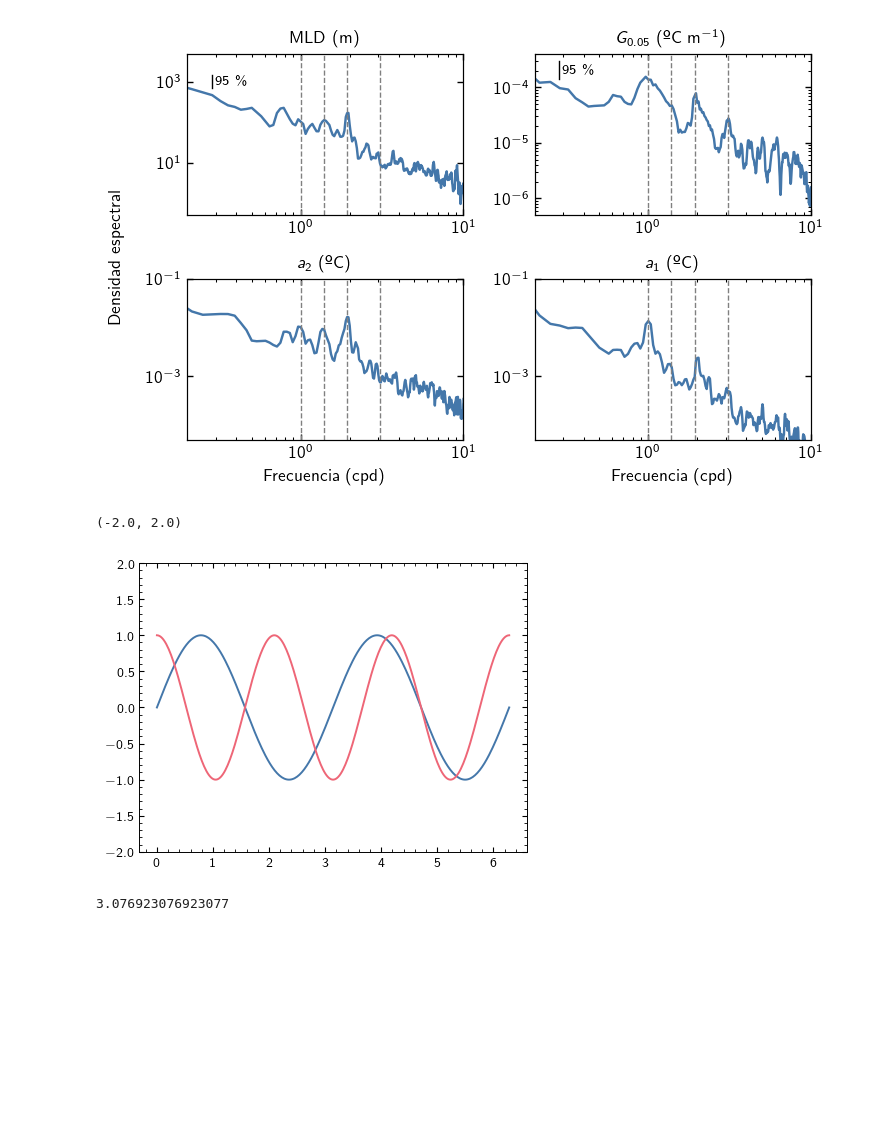
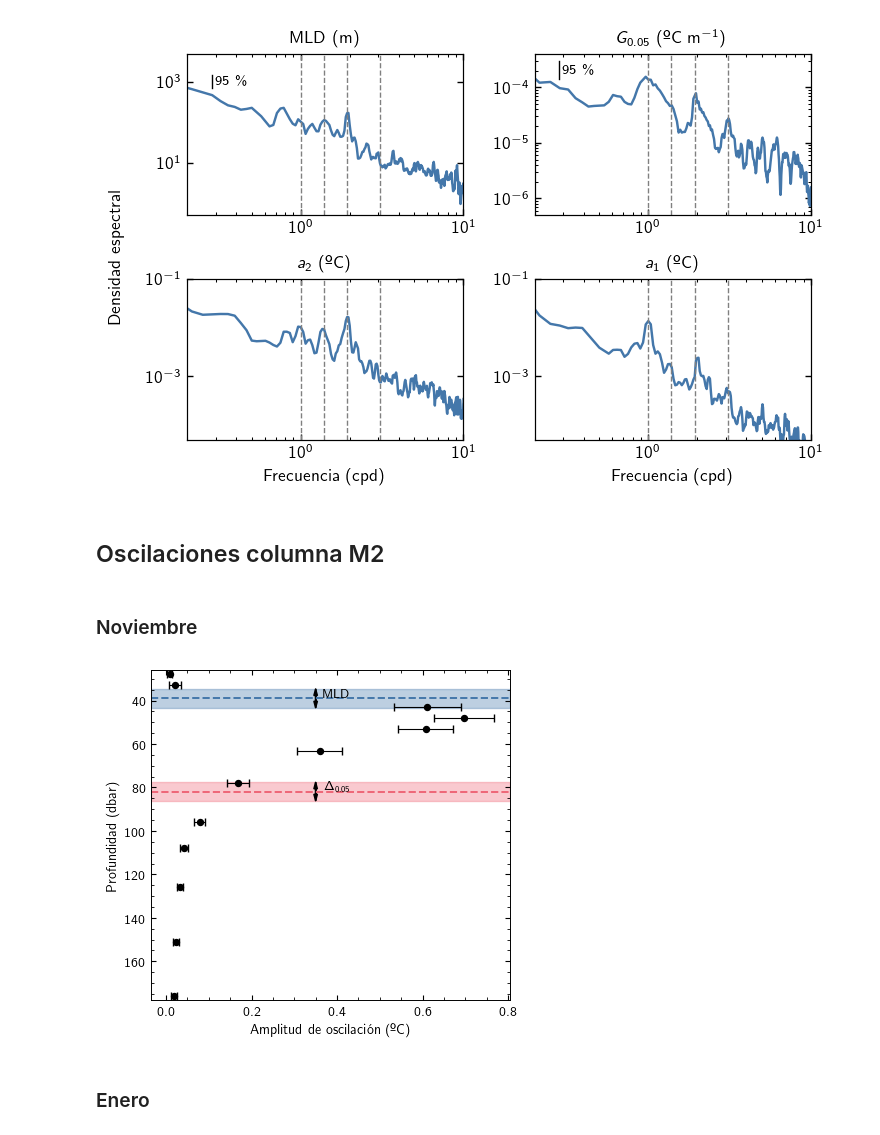
Before and after one commit to manufrn/TFG, a Jupyter notebook: notebooks/final_plots.ipynb, the cells around one changed output. Saved outputs shown, nothing was run; the diff lists cells and outputs as text; code cells hidden in the pictures; blank space fills up the shorter version.

Commit message:
11 enero

```diff
--- a/notebooks/final_plots.ipynb
+++ b/notebooks/final_plots.ipynb
@@ -258,18 +250,23 @@ plt.gcf().set_dpi(125)
 plt.show()
 # %% [output]
 [figure]
-# %%
-x = np.linspace(0, 2*np.pi, 300)
-cpd_1 = 1
-cpd_2 = 2
-cpd_3 = 3
-plt.plot(x, np.sin(cpd_2*x))
-plt.plot(x, np.cos(cpd_3*x))
-plt.ylim(-2, 2)
-# %% [output]
-(-2.0, 2.0)
-[figure, removed]
-# %%
-24/7.8
-# %% [output]
-3.076923076923077
+# %% [markdown]
+## Oscilaciones columna M2
+# %% [markdown]
+### Noviembre
+# %%
+dn = 1 # get datapoints every 60 seconds, not every 5
+date_1 = datetime(2018, 11, 24)
+
+nov_fit = TidalComponentsFit.compute(fit_chain, period=[None, date_1, dn])
+
+#nov_term = column_coefs([28, 33, 43, 48, 53, 63, 78, 96])
+nov_term = column_coefs([28, 33, 43, 48, 53, 63, 78, 96, 108, 126, 151, 176])
+
+nov_term.compute(chain, period=[None, date_1])
+
+nov_G05 = coef_dataframe(G05.x, period=[None, date_1, dn])
+nov_delta05ci = coef_dataframe(delta05.x, period=[None, date_1, dn])
+
+#nov_term.clean() # todos los termistores tienen M2
+nov_fit.clean()
@@ -275,0 +340,7 @@ plt.ylim(-2, 2)
+# %%
+plot_column_oscilation(get_figsize(0.7, 0.9), nov_term, 'M2', nov_fit.D1, nov_delta05ci, pos1=[0.4, 36.8],
+                       pos2=[0.4, 79.785], x_arrow=0.35, save='colum_oscilation_M2_november.pdf')
+# %% [output]
+[figure, added]
+# %% [markdown]
+### Enero
```
Also changed, not shown: parts of 36 cells of this notebook, 11 other files.
